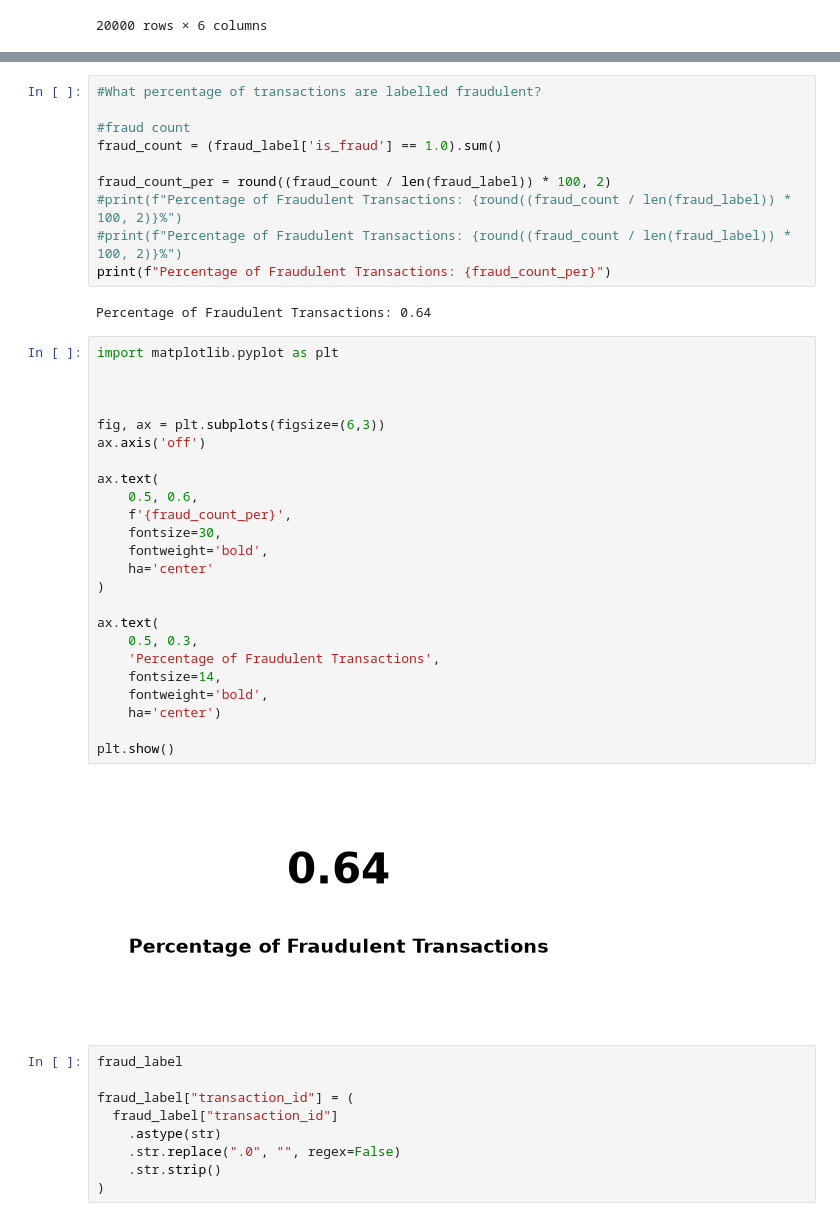
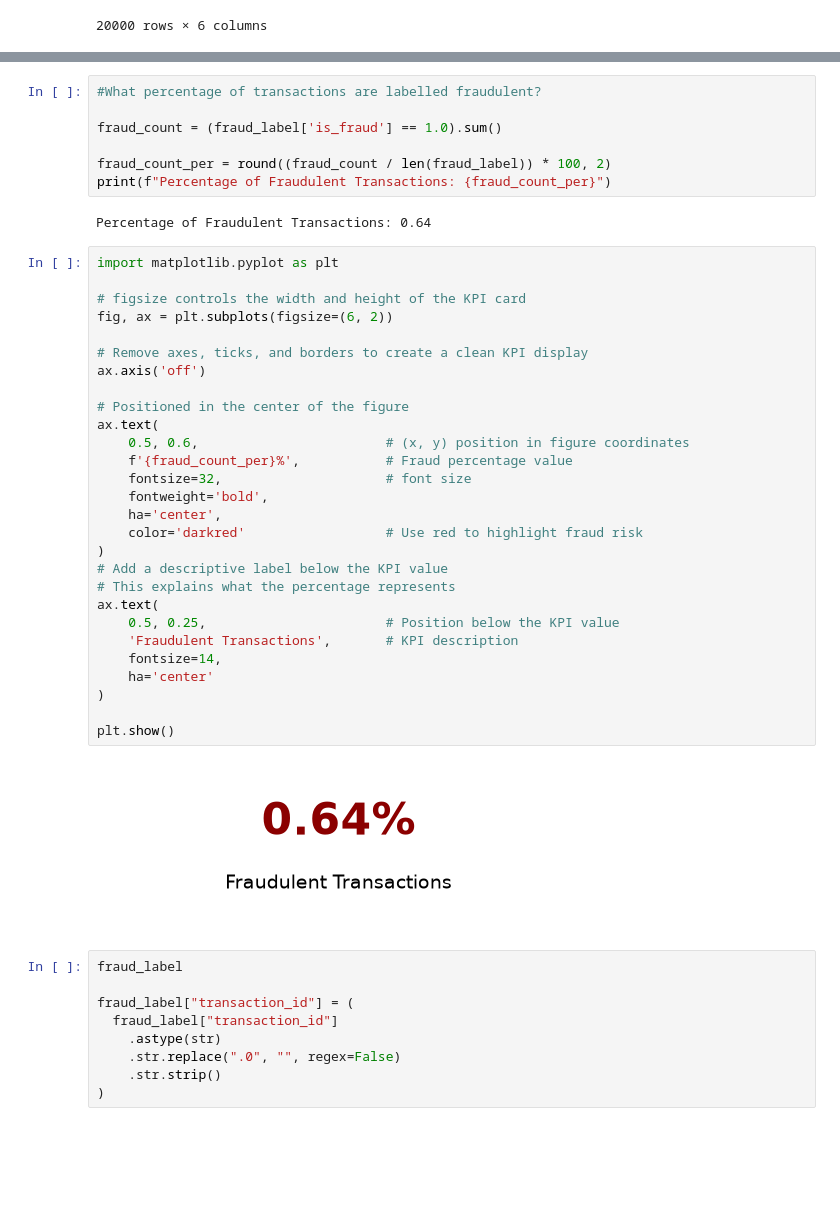
Before and after one commit to akonamajongile-a11y/bankguard, a Jupyter notebook: CleaningCustomers.ipynb, the cells around one changed output, grey strips where cells are left out. Drawn from its saved outputs; the diff is of its cells as text; blank space fills up the shorter version.

```diff
--- a/CleaningCustomers.ipynb
+++ b/CleaningCustomers.ipynb
@@ -939,41 +962,42 @@ plt.show()
 # %%
 #What percentage of transactions are labelled fraudulent?
 
-#fraud count
 fraud_count = (fraud_label['is_fraud'] == 1.0).sum()
 
 fraud_count_per = round((fraud_count / len(fraud_label)) * 100, 2)
-#print(f"Percentage of Fraudulent Transactions: {round((fraud_count / len(fraud_label)) * 100, 2)}%")
-#print(f"Percentage of Fraudulent Transactions: {round((fraud_count / len(fraud_label)) * 100, 2)}%")
 print(f"Percentage of Fraudulent Transactions: {fraud_count_per}")
 # %% [output]
 Percentage of Fraudulent Transactions: 0.64
-# %%
-import matplotlib.pyplot as plt
-
-
-
-fig, ax = plt.subplots(figsize=(6,3))
-ax.axis('off')
-
-ax.text(
-    0.5, 0.6,
-    f'{fraud_count_per}',
-    fontsize=30,
-    fontweight='bold',
-    ha='center'
-)
-
-ax.text(
-    0.5, 0.3,
-    'Percentage of Fraudulent Transactions',
-    fontsize=14,
-    fontweight='bold',
-    ha='center')
-
-plt.show()
-# %% [output]
-[figure, removed]
+# %%
+import matplotlib.pyplot as plt
+
+# figsize controls the width and height of the KPI card
+fig, ax = plt.subplots(figsize=(6, 2))
+
+# Remove axes, ticks, and borders to create a clean KPI display
+ax.axis('off')
+
+# Positioned in the center of the figure
+ax.text(
+    0.5, 0.6,                        # (x, y) position in figure coordinates
+    f'{fraud_count_per}%',           # Fraud percentage value
+    fontsize=32,                     # font size
+    fontweight='bold',
+    ha='center',
+    color='darkred'                  # Use red to highlight fraud risk
+)
+# Add a descriptive label below the KPI value
+# This explains what the percentage represents
+ax.text(
+    0.5, 0.25,                       # Position below the KPI value
+    'Fraudulent Transactions',       # KPI description
+    fontsize=14,
+    ha='center'
+)
+
+plt.show()
+# %% [output]
+[figure, added]
 # %%
 fraud_label
 
```
Also changed, not shown: parts of 9 cells of this notebook.
